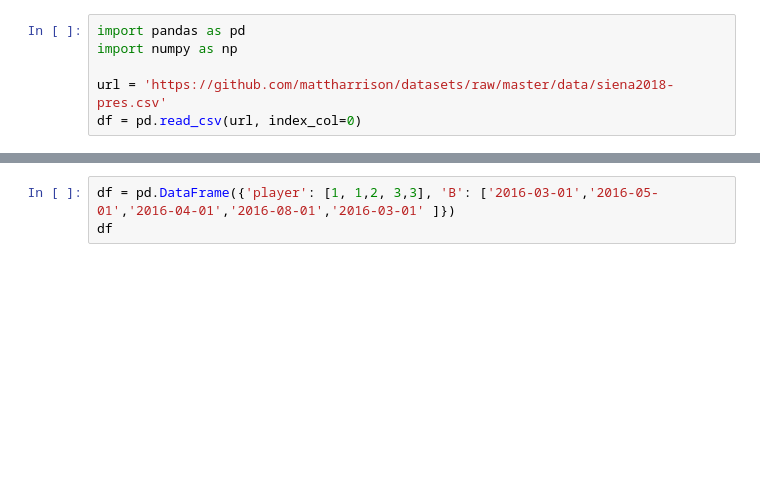
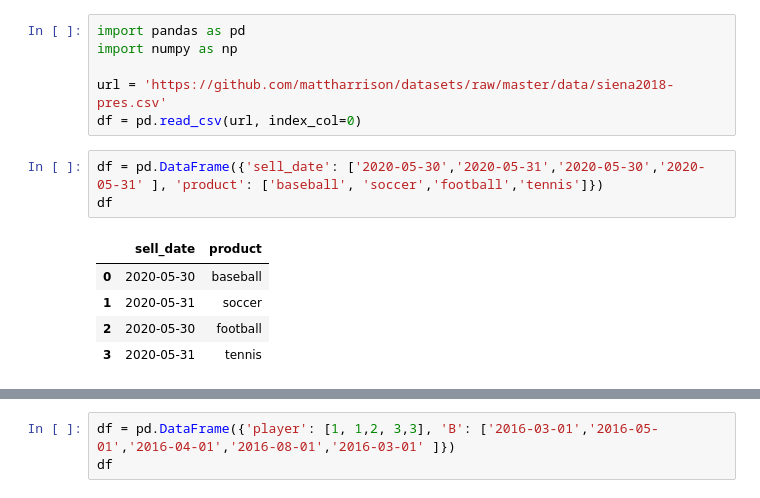
Before and after one commit to stevechengnyc/effective-pandas, a Jupyter notebook: 22-dealing-with-missing-and-duplicated-data.ipynb, the cells around one changed output, grey strips where cells are left out. Drawn from its saved outputs; the diff is of its cells as text; blank space fills up the shorter version.

```diff
--- a/22-dealing-with-missing-and-duplicated-data.ipynb
+++ b/22-dealing-with-missing-and-duplicated-data.ipynb
@@ -6,3 +6,12 @@ import numpy as np
 
 url = 'https://github.com/mattharrison/datasets/raw/master/data/siena2018-pres.csv'
 df = pd.read_csv(url, index_col=0)
+# %%
+df = pd.DataFrame({'sell_date': ['2020-05-30','2020-05-31','2020-05-30','2020-05-31' ], 'product': ['baseball', 'soccer','football','tennis']})
+df
+# %% [output]
+|  | sell_date | product |
+| 0 | 2020-05-30 | baseball |
+| 1 | 2020-05-31 | soccer |
+| 2 | 2020-05-30 | football |
+| 3 | 2020-05-31 | tennis |
```
Also changed, not shown: parts of 4 cells of this notebook.
